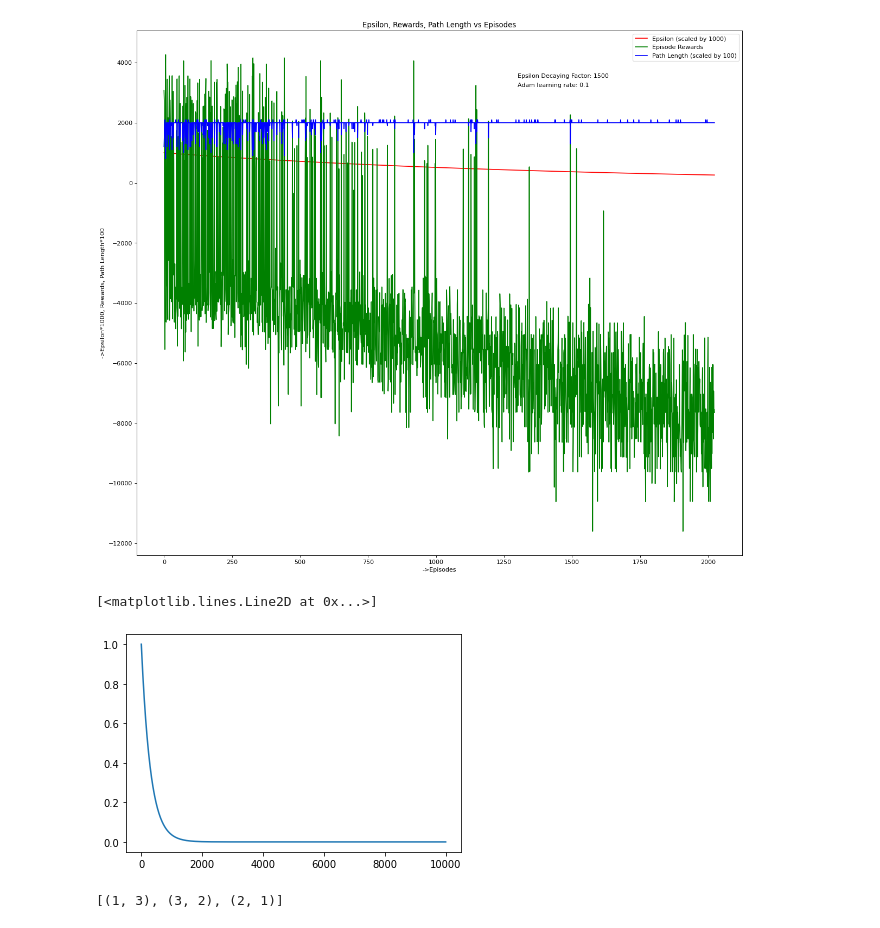
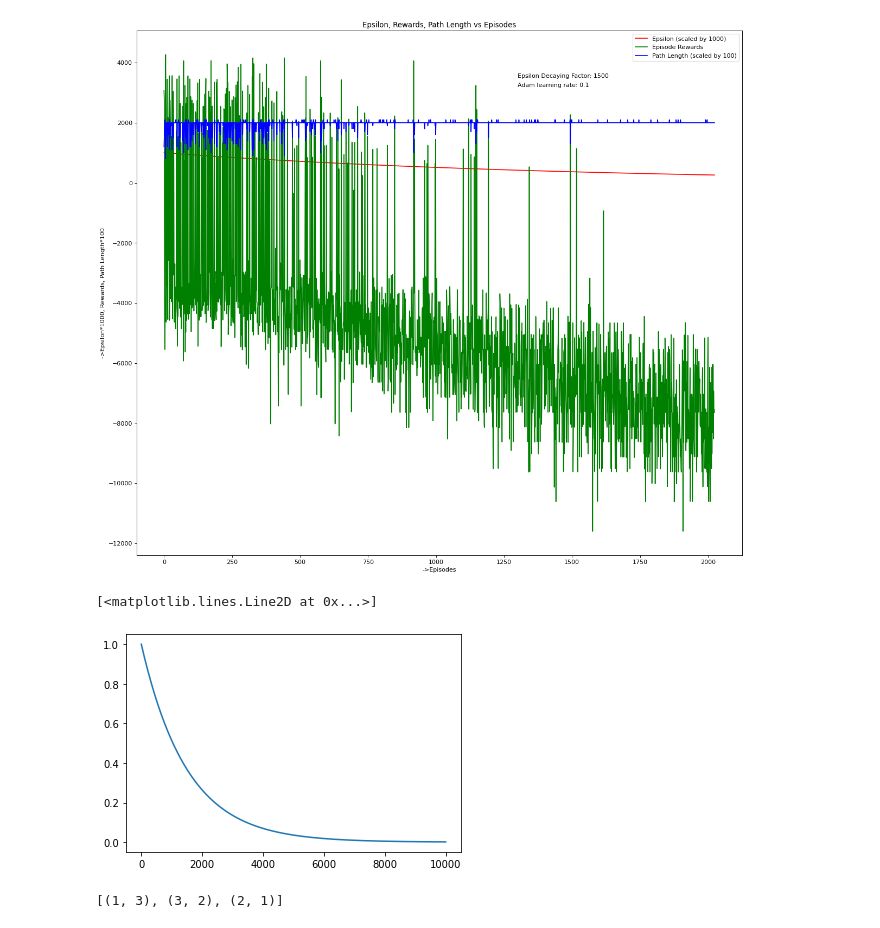
Before and after one commit to santoshpavan/DeepLearningforVRP, a Jupyter notebook: vrp_dqn_update.ipynb, the cells around one changed output. Saved outputs shown, nothing was run; the diff lists cells and outputs as text; code cells hidden in the pictures.

```diff
--- a/vrp_dqn_update.ipynb
+++ b/vrp_dqn_update.ipynb
@@ -659,15 +676,15 @@ plot_this(epsilon_scaled, rewards_list, path_scaled, environment)
 # %%
 import numpy as np
 import matplotlib.pyplot as plt
 x = list(range(10000))
 # print(x)
-k = 300
+k = 1500
 y = [float(np.exp(-i/k)) for i in x]
 # print(y)
 plt.plot(x,y)
 # %% [output]
 [<matplotlib.lines.Line2D at 0x...>]
-[figure, old version]
+[figure, new version]
 # %%
 class keka:
     def test(self,i):
```
Also changed, not shown: parts of 3 cells of this notebook.
